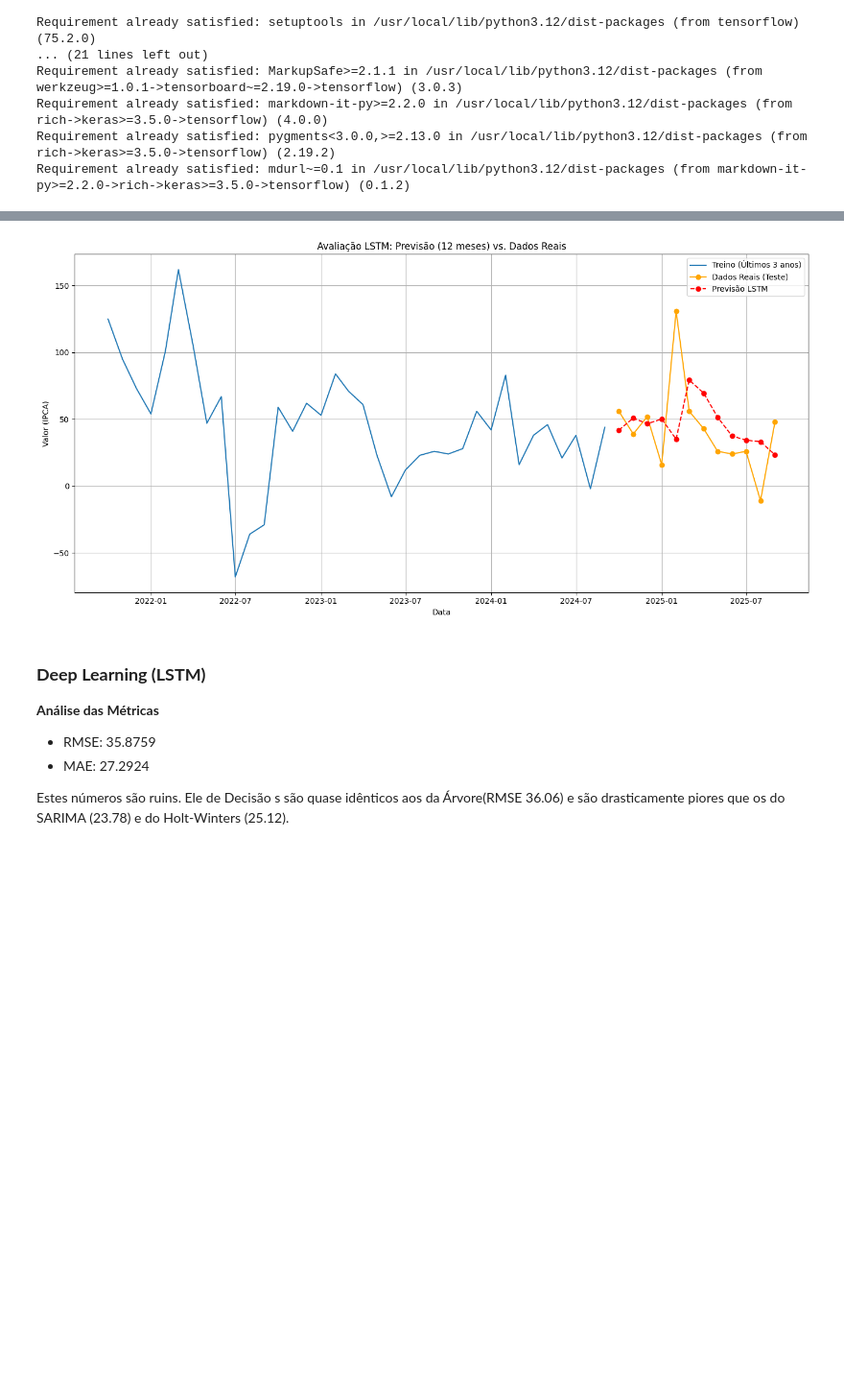
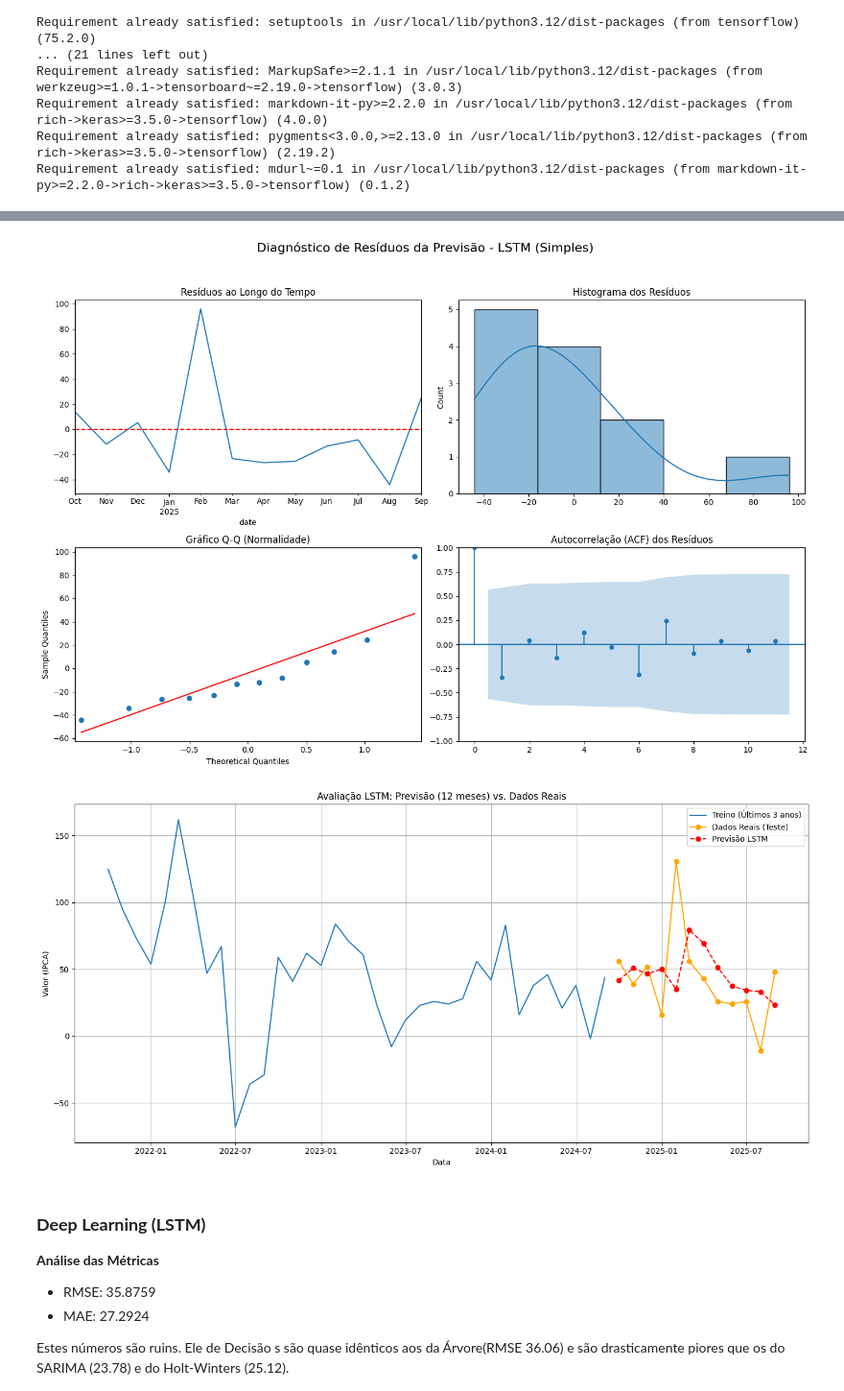
Before and after one commit to MariaPompiani/time_series_analysis_technique, a Jupyter notebook: time_series_analysis_inflation.ipynb, the cells around one changed output, grey strips where cells are left out. Shown at 96% size. Drawn from its saved outputs; the diff is of its cells as text; code cells hidden in the pictures; blank space fills up the shorter version.

```diff
--- a/time_series_analysis_inflation.ipynb
+++ b/time_series_analysis_inflation.ipynb
@@ -990,13 +954,9 @@ y_pred_original = scaler.inverse_transform(y_pred_scaled).flatten()
 y_test_original = scaler.inverse_transform(y_test.values.reshape(-1, 1)).flatten()
 
 # --- Calcular Métricas de Erro ---
-rmse_lstm = np.sqrt(mean_squared_error(y_test_original, y_pred_original))
-mae_lstm = mean_absolute_error(y_test_original, y_pred_original)
-
-metrics_log = {}
-metrics_log['LSTM (Simples)'] = {'RMSE': rmse_lstm, 'MAE': mae_lstm}
-print("\n--- Métricas de Avaliação (LSTM) ---")
-print(pd.DataFrame(metrics_log).T.to_markdown(floatfmt=".4f"))
+y_true_series = pd.Series(y_test_original, index=y_test.index)
+y_pred_series = pd.Series(y_pred_original, index=y_test.index)
+evaluate_forecast(y_true_series, y_pred_series, 'LSTM (Simples)')
 
 # --- Visualização da Previsão ---
 plt.figure(figsize=(14, 7))
@@ -1031,4 +991,5 @@ Epoch 6/50
-[figure, old version]
+[figure, new version]
+[figure, added]
 # %% [markdown]
 ### **Deep Learning (LSTM)**
 **Análise das Métricas**
```
Also changed, not shown: parts of 20 cells of this notebook.
